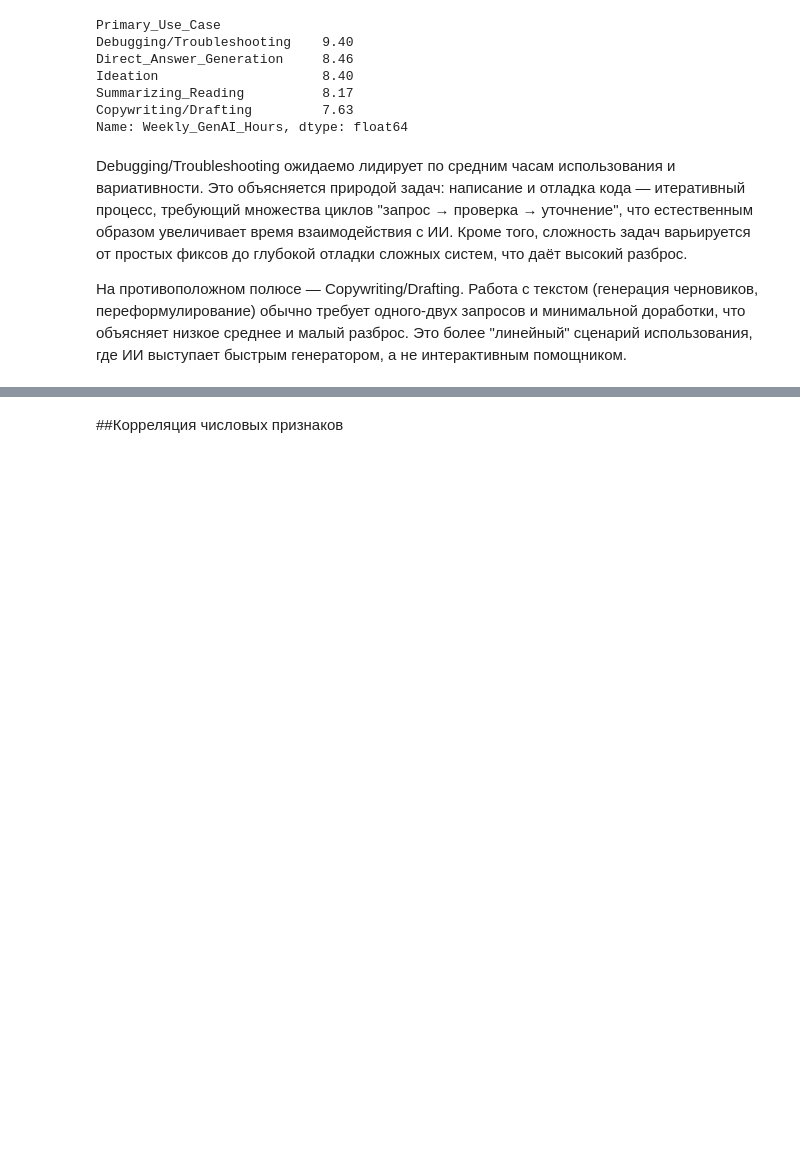
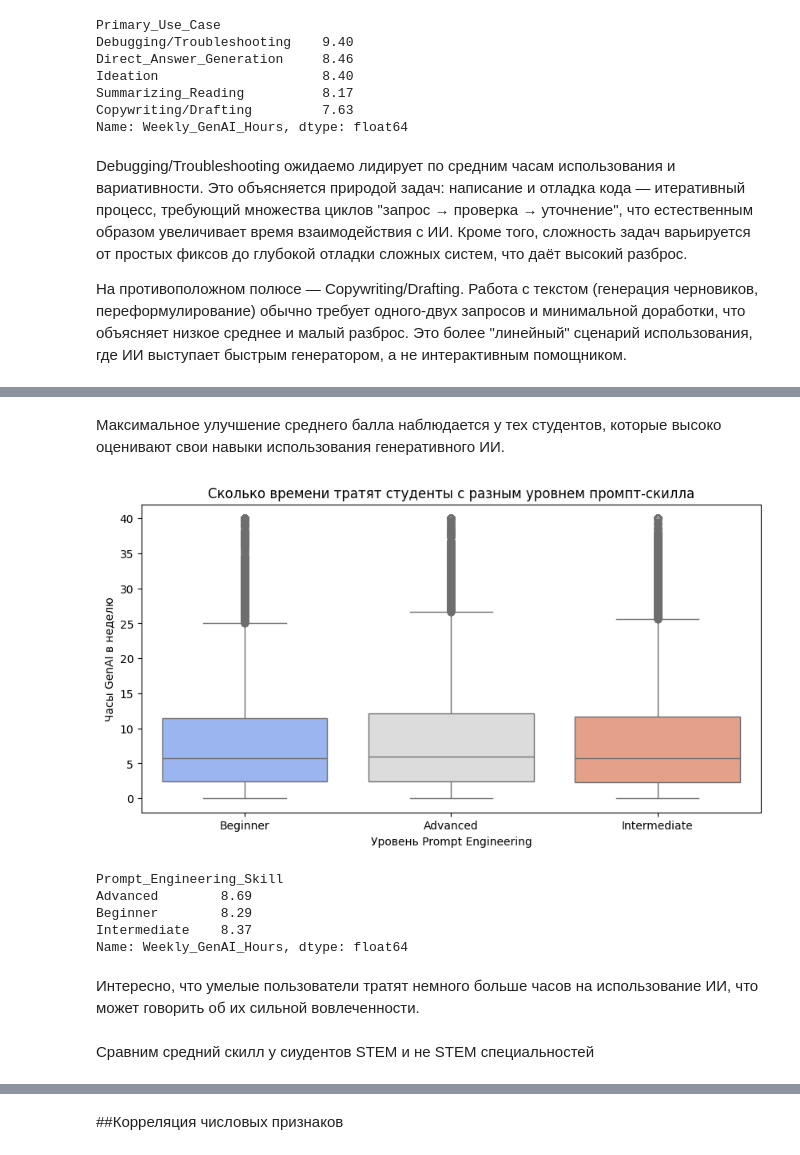
Before and after one commit to AnastasiaDolotova/ai-student-impact, a Jupyter notebook: ai_student_impact.ipynb, the cells around one changed output, grey strips where cells are left out. Cells and saved outputs as stored; diff of their text form; code cells hidden in the pictures; blank space fills up the shorter version.

```diff
--- a/ai_student_impact.ipynb
+++ b/ai_student_impact.ipynb
@@ -419,0 +468,22 @@ Debugging/Troubleshooting ожидаемо лидирует по средним
+# %% [markdown]
+Максимальное улучшение среднего балла наблюдается у тех студентов, которые высоко оценивают свои навыки использования генеративного ИИ.
+# %%
+plt.figure(figsize=(10, 5))
+sns.boxplot(data=df, x='Prompt_Engineering_Skill', y='Weekly_GenAI_Hours', hue='Prompt_Engineering_Skill', palette='coolwarm')
+plt.xlabel('Уровень Prompt Engineering')
+plt.ylabel('Часы GenAI в неделю')
+plt.title('Сколько времени тратят студенты с разным уровнем промпт-скилла')
+plt.show()
+
+df.groupby('Prompt_Engineering_Skill')['Weekly_GenAI_Hours'].mean().round(2)
+# %% [output]
+[figure, added]
+Prompt_Engineering_Skill
+Advanced        8.69
+Beginner        8.29
+Intermediate    8.37
+Name: Weekly_GenAI_Hours, dtype: float64
+# %% [markdown]
+Интересно, что умелые пользователи тратят немного больше часов на использование ИИ, что может говорить об их сильной вовлеченности.
+# %% [markdown]
+Сравним средний скилл у сиудентов STEM и не STEM специальностей
```
Also changed, not shown: parts of 9 cells of this notebook.
